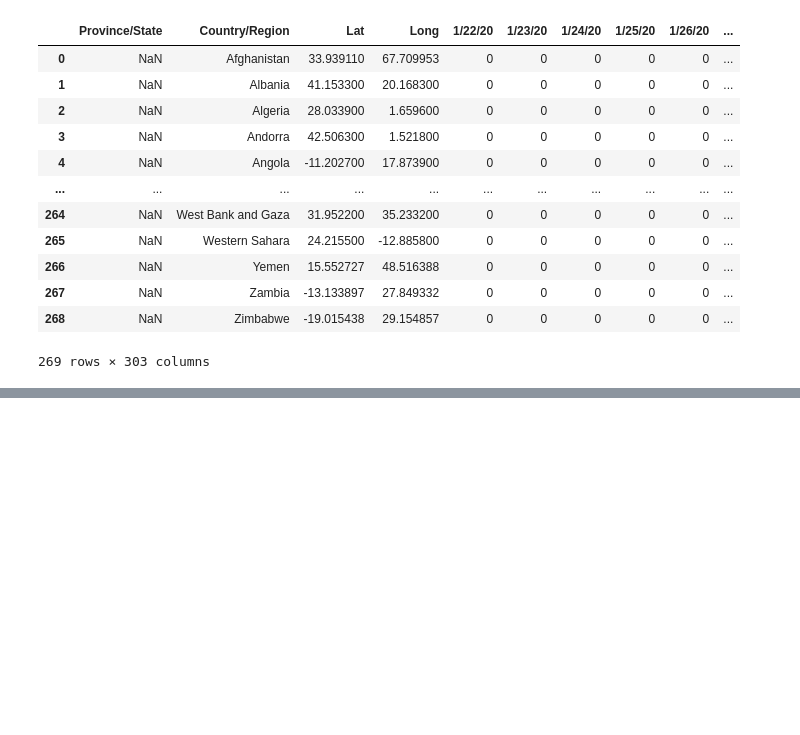
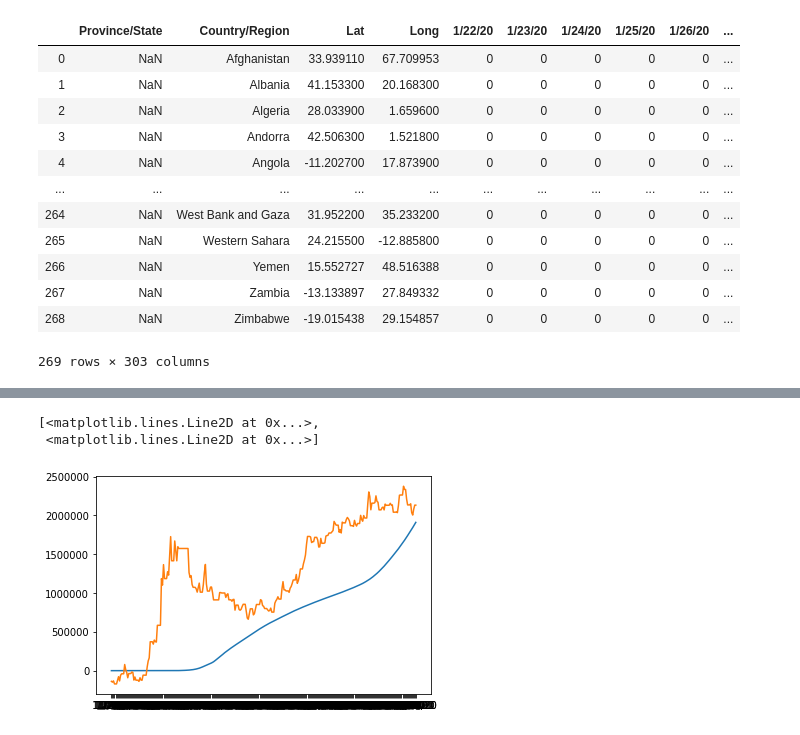
Before and after one commit to MaximNosko/KKR, a Jupyter notebook: KKR.ipynb, the cells around one changed output, grey strips where cells are left out. Drawn from its saved outputs; the diff is of its cells as text; code cells hidden in the pictures; blank space fills up the shorter version.

```diff
--- a/KKR.ipynb
+++ b/KKR.ipynb
@@ -106,0 +189,6 @@ m
+# %%
+plt.plot(t.index, t['Россия'],(t['Евро']-70)*100000)
+# %% [output]
+[<matplotlib.lines.Line2D at 0x...>,
+ <matplotlib.lines.Line2D at 0x...>]
+[figure, added]
```
Also changed, not shown: parts of 24 cells of this notebook, 2 other files.
